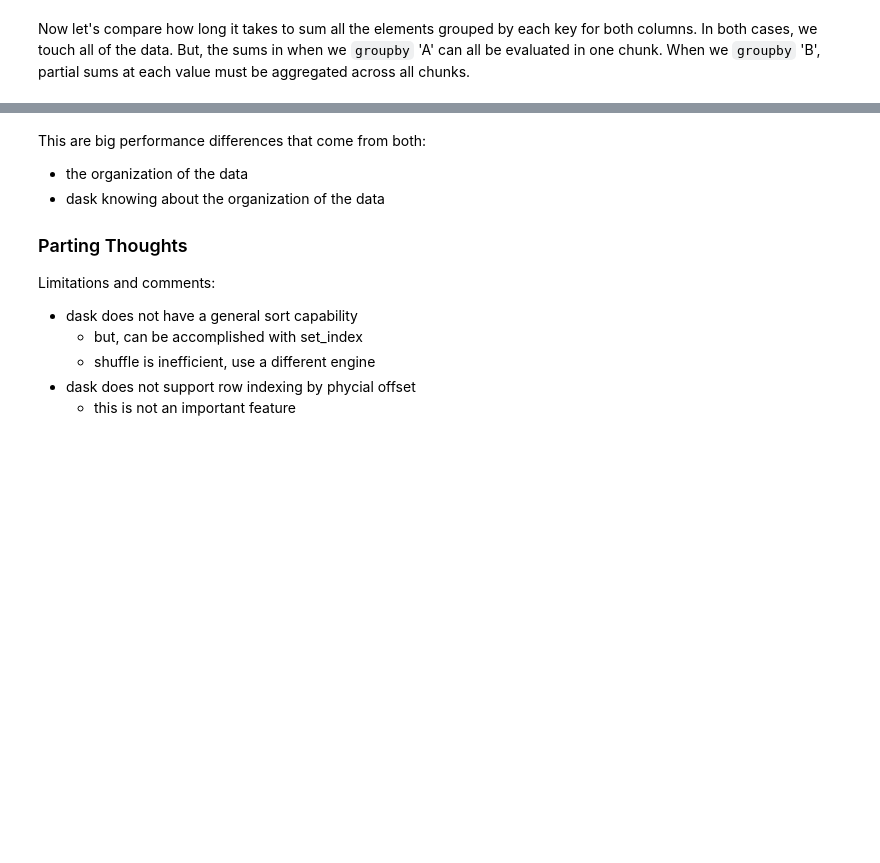
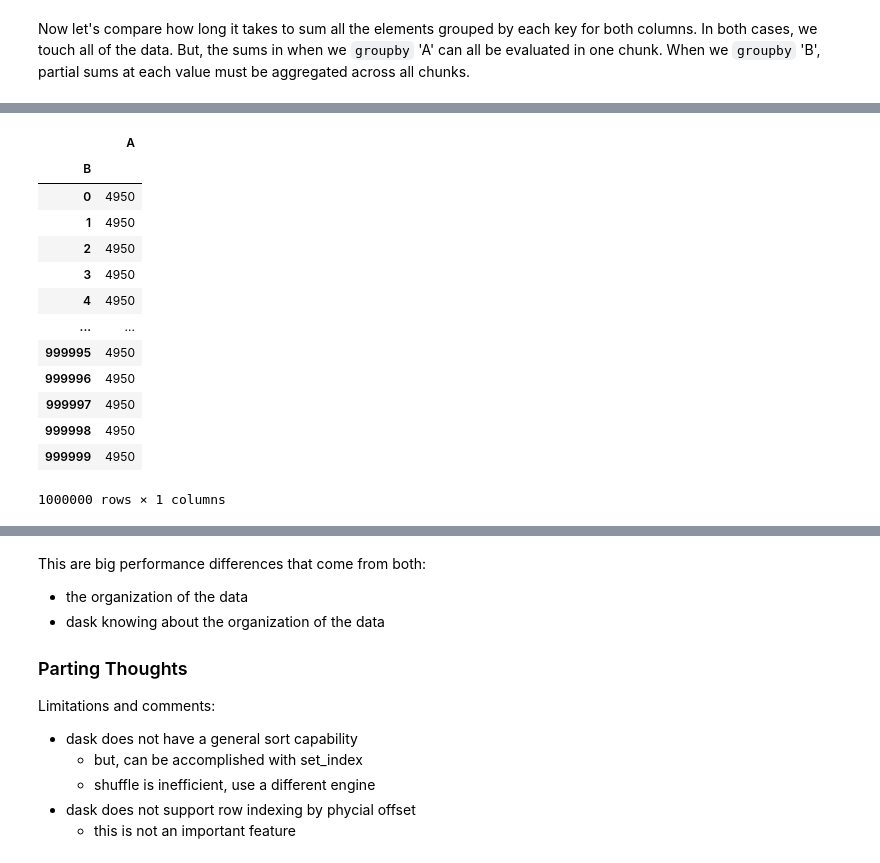
Before and after one commit to AbnerErnaniADSFatec/parallel-programing, a Jupyter notebook: inpe-parallel-data-science/code/04_dask_dataframe.ipynb, the cells around one changed output, grey strips where cells are left out. Saved outputs shown, nothing was run; the diff lists cells and outputs as text; code cells hidden in the pictures; blank space fills up the shorter version.

```diff
--- a/inpe-parallel-data-science/code/04_dask_dataframe.ipynb
+++ b/inpe-parallel-data-science/code/04_dask_dataframe.ipynb
@@ -154,2 +340,4 @@ Now let's compare how long it takes to sum all the elements grouped by each key
 # %%
+df = dd.read_csv('../output/untracked/*.csv')
 %time df.groupby('B').sum().compute()
+# %% [output]
@@ -156,3 +346,17 @@ Now let's compare how long it takes to sum all the elements grouped by each key
+|  | A |
+| B |  |
+| 0 | 4950 |
+| 1 | 4950 |
+| 2 | 4950 |
+| 3 | 4950 |
+| 4 | 4950 |
+| ... | ... |
+| 999995 | 4950 |
+| 999996 | 4950 |
+| 999997 | 4950 |
+| 999998 | 4950 |
+| 999999 | 4950 |
+1000000 rows × 1 columns
 # %%
 df.set_index('A')
 %time df.groupby('A').sum().compute()
```
Also changed, not shown: parts of 23 cells of this notebook, 7 other files.
